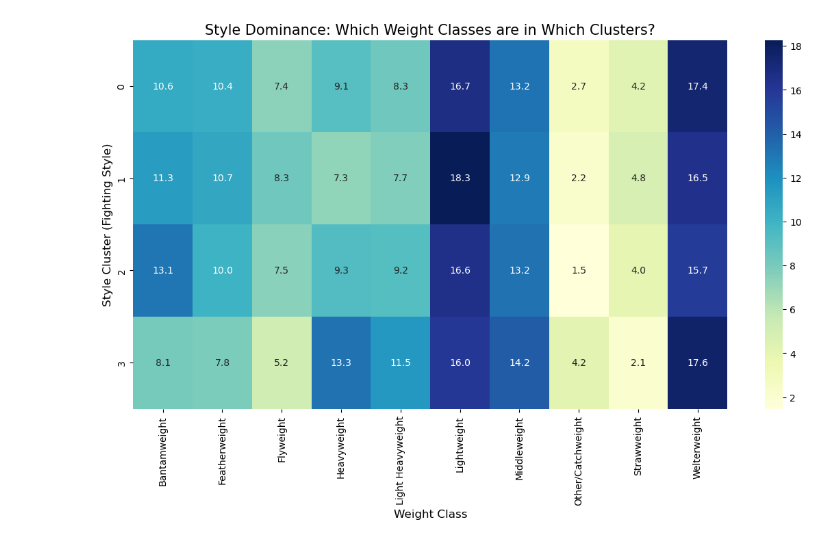
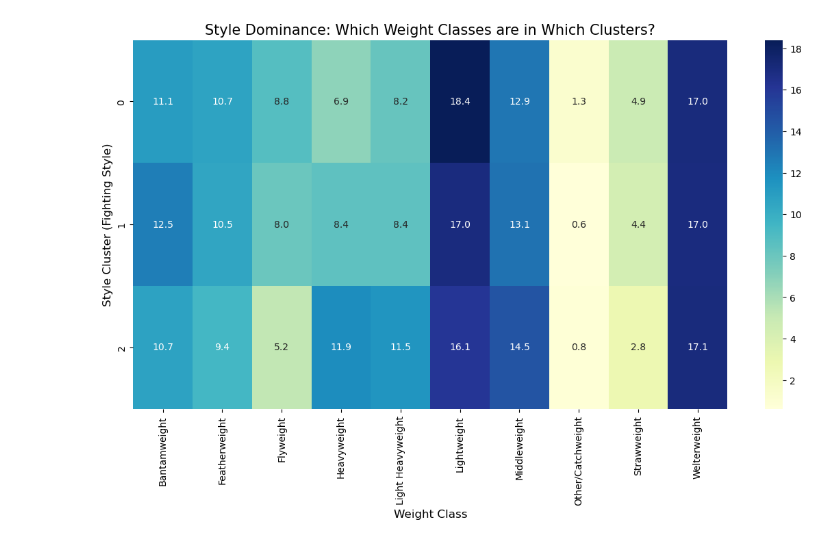
Before and after one commit to Mpark2003/cs4412-project-MP, a Jupyter notebook: MMA dataset/Initial_Implementation_Mason_Park.ipynb, the cells around one changed output. Saved outputs shown, nothing was run; the diff lists cells and outputs as text; code cells hidden in the pictures.

```diff
--- a/MMA dataset/Initial_Implementation_Mason_Park.ipynb
+++ b/MMA dataset/Initial_Implementation_Mason_Park.ipynb
@@ -58,7 +218,7 @@ import pandas as pd
 
 #Load Data
 #the csv borrowed courtesy of komaksym from UFC-DataLab
-df = pd.read_csv('stats_processed.csv', sep=';')
+df = pd.read_csv('stats_reprocessed.csv', sep=';')
 df.columns = df.columns.str.strip()
 
 features = ['delta_sig_str_pct', 'delta_TD_pct']
@@ -66,39 +226,39 @@ df_clean = df.dropna(subset=features).copy()
 
 scaler = StandardScaler()
 scaled_data = scaler.fit_transform(df_clean[features])
-kmeans = KMeans(n_clusters=4, random_state=42, n_init=10)
+kmeans = KMeans(n_clusters=3, random_state=42, n_init=10)
 df_clean['cluster'] = kmeans.fit_predict(scaled_data)
 
 #Simplify Bout Types to Weight Classes
 def simplify_bout(bout):
     bout = str(bout).lower()
     if 'light heavyweight' in bout: return 'Light Heavyweight'
     if 'heavyweight' in bout: return 'Heavyweight'
     if 'middleweight' in bout: return 'Middleweight'
     if 'welterweight' in bout: return 'Welterweight'
     if 'lightweight' in bout: return 'Lightweight'
     if 'featherweight' in bout: return 'Featherweight'
     if 'bantamweight' in bout: return 'Bantamweight'
     if 'flyweight' in bout: return 'Flyweight'
     if 'strawweight' in bout: return 'Strawweight'
     return 'Other/Catchweight'
 
 df_clean['weight_class'] = df_clean['bout_type'].apply(simplify_bout)
 
 #Create a Composition Matrix (normalize by 'index' to see % of cluster)
 cluster_composition = pd.crosstab(df_clean['cluster'], df_clean['weight_class'], normalize='index') * 100
 
 #Plot Heatmap
 plt.figure(figsize=(14, 7))
 sns.heatmap(cluster_composition, annot=True, fmt=".1f", cmap="YlGnBu")
 plt.title('Style Dominance: Which Weight Classes are in Which Clusters?', fontsize=15)
 plt.ylabel('Style Cluster (Fighting Style)', fontsize=12)
 plt.xlabel('Weight Class', fontsize=12)
 plt.show()
 
 #0 is defensive/balanced styles, 1 is grappling focused, 2 is clinical strikes, 3 is heavy aggression in fights
 # %% [output]
-[figure, old version]
+[figure, new version]
 # %%
 import numpy as np
 import matplotlib.pyplot as plt
```
Also changed, not shown: parts of 7 cells of this notebook.
